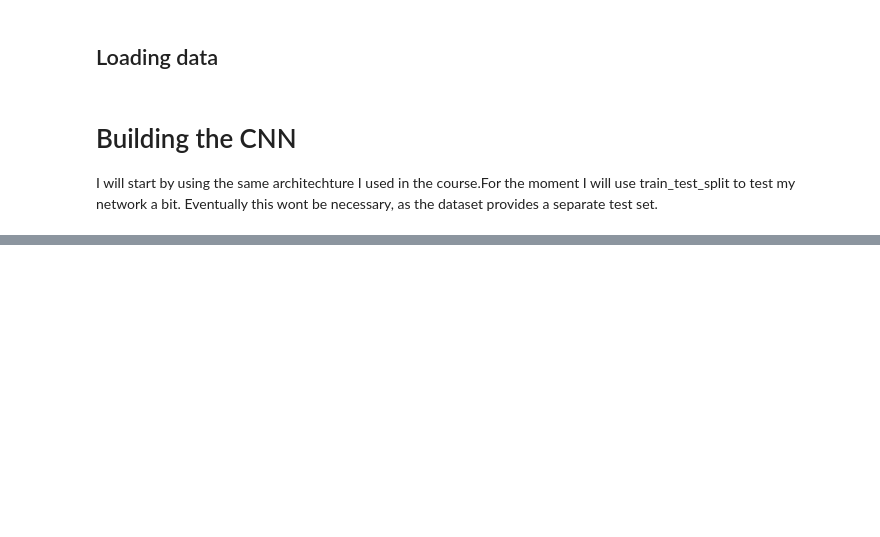
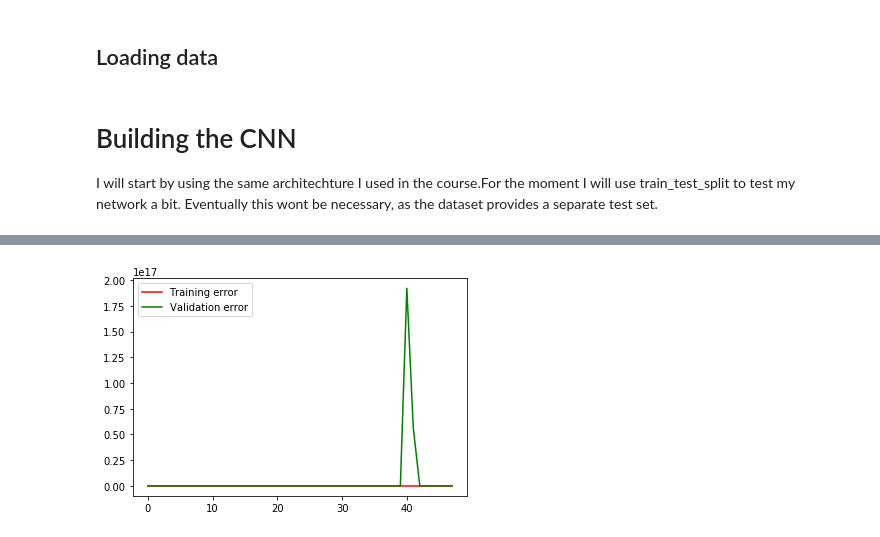
Before and after one commit to sgmig/ml_projects, a Jupyter notebook: kaggle/facial-keypoints-detection/facial_keypoints_CNN_training_Full_File.ipynb, the cells around one changed output, grey strips where cells are left out. Saved outputs shown, nothing was run; the diff lists cells and outputs as text; code cells hidden in the pictures; blank space fills up the shorter version.

Commit message:
learned to reflect dataset. changed batch norm

```diff
--- a/kaggle/facial-keypoints-detection/facial_keypoints_CNN_training_Full_File.ipynb
+++ b/kaggle/facial-keypoints-detection/facial_keypoints_CNN_training_Full_File.ipynb
@@ -276,0 +342,2 @@ for i, ax in zip(selection, axes.flat):
+# %%
+x_images = tf.image.per_image_standardization(tf.reshape(x, [-1,96,96,1]))
@@ -276,0 +374,16 @@ for i, ax in zip(selection, axes.flat):
+# %%
+# LOSS FUNCTION
+
+masked_loss = tf.reduce_mean(tf.square(
+        tf.boolean_mask(keypoints_pred-keypoints_true, tf.is_finite(keypoints_true) )
+    ))
+
+
+optimizer = tf.train.AdamOptimizer(learning_rate=lr)
+train = optimizer.minimize(masked_loss)
+# %%
+# INITIALIZER
+
+init = tf.global_variables_initializer()
+
+saver = tf.train.Saver()
@@ -276,0 +394,72 @@ for i, ax in zip(selection, axes.flat):
+# %%
+num_steps = 5000
+
+fig = plt.figure()
+ax = fig.add_subplot(1, 1, 1)
+
+with tf.Session() as sess:
+
+    sess.run(init)
+    #saver.restore(sess, "./saved_models/keypoints_3_lay_cnn0")
+    train_losses = []
+    cv_losses = []
+    for iteration in range(num_steps+1):
+
+        x_batch, keypoints_batch = next_batch(x_train, keypoints_train, 30)
+
+        _ , train_loss = sess.run([train, masked_loss],
+                                  feed_dict={x: x_batch, keypoints_true: keypoints_batch,
+                                             lr:1, training:True})
+
+        # PRINT OUT A MESSAGE EVERY 100 STEPS
+
+        #if (iteration%20 == 0) and (iteration >0):
+            #print(':')
+
+        if iteration%100 == 0:
+
+            cv_loss = sess.run(masked_loss,feed_dict={x:x_cv,keypoints_true:keypoints_cv,
+                                                      training:False})
+
+            train_losses.append(train_loss)
+            cv_losses.append(cv_loss)
+
+            # Showing output for tracking progress.
+            print('=======================================')
+            print('Currently on step {}'.format(iteration))
+            print('Train MSE: ', train_loss, '\n')
+            print('CV MSE:', cv_loss, '\n')
+
+            ax.cla()
+            ax.plot(train_losses[1:], 'r', label = 'Training error')
+            ax.plot(cv_losses[1:], 'g', label = 'Validation error')
+            ax.legend()
+            display(fig)
+
+            print('=======================================')
+            print('train_losses = ', train_losses, '\n')
+            print('cv_losses = ', cv_losses)
+            clear_output(wait = True)
+
+    # printing final results
+
+    print('=======================================')
+    print('Currently on step {}'.format(iteration))
+    print('Train MSE: ', train_loss, '\n')
+    print('CV MSE:', cv_loss, '\n')
+
+    ax.cla()
+    ax.plot(train_losses[1:], 'r', label = 'Training error')
+    ax.plot(cv_losses[1:], 'g', label = 'Validation error')
+    ax.legend()
+    #display(fig)
+
+    print('=======================================')
+    print('train_losses = ', train_losses, '\n')
+    print('cv_losses = ', cv_losses)
+
+    #saver.save(sess, "./saved_models/keypoints_3_lay_cnn" + str(counter) )
+    #saver.save(sess, "./saved_models/keypoints_3_lay_cnn_1"  )
+    #counter +=1
+    #print(counter)
+# %% [output]
@@ -276,0 +467 @@ for i, ax in zip(selection, axes.flat):
+[figure, added]
```
Also changed, not shown: parts of 33 cells of this notebook.
